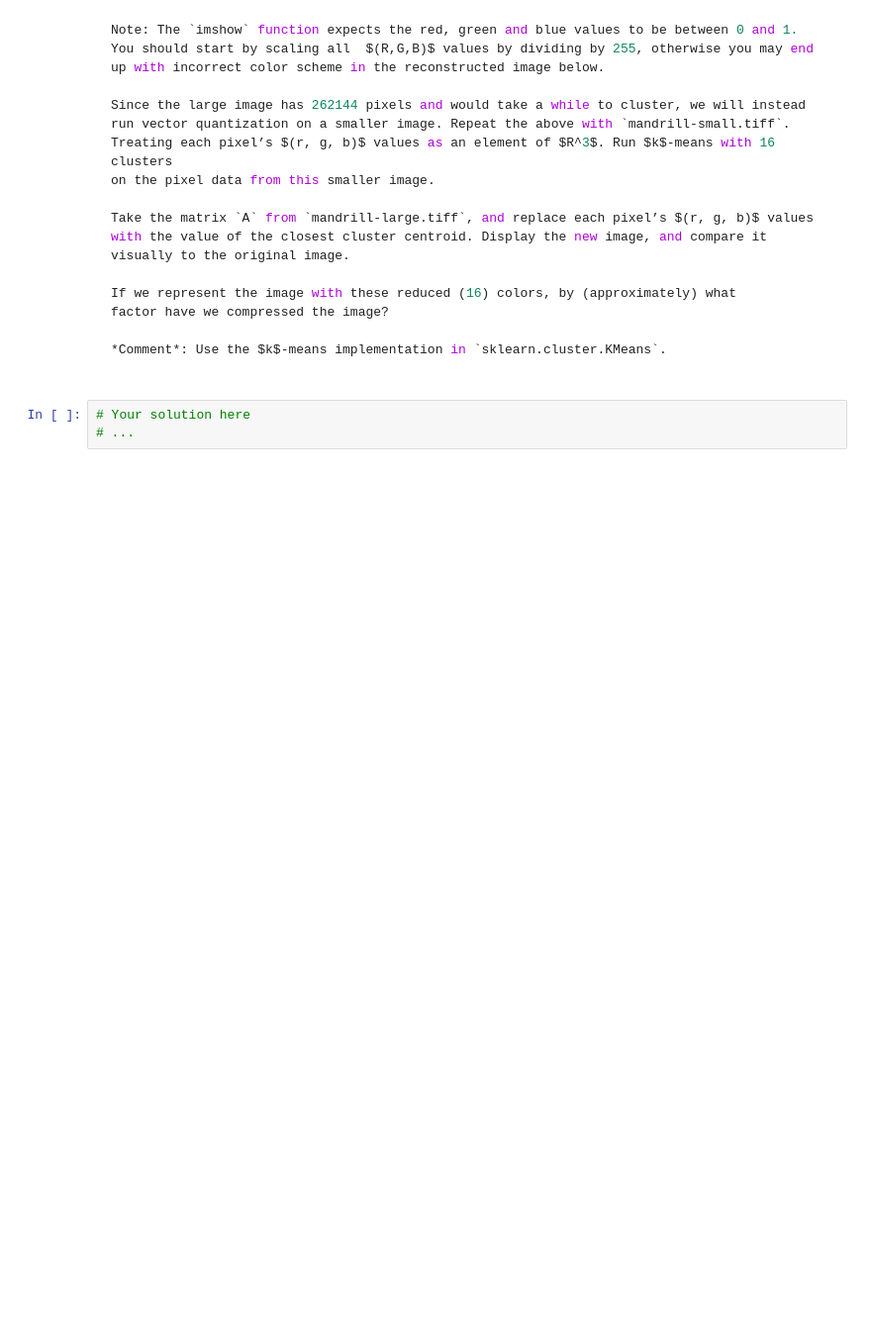
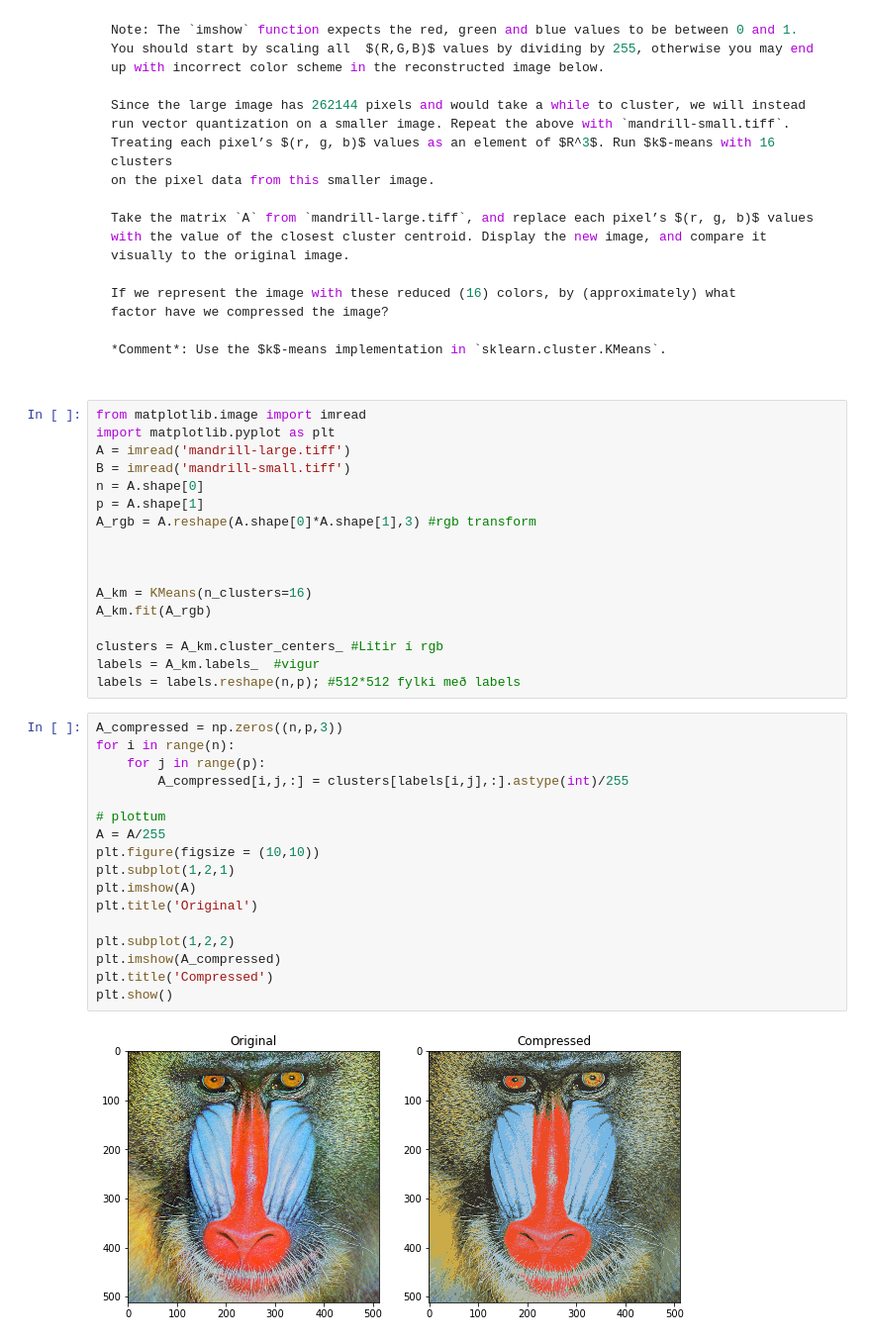
Before and after one commit to EmilGauti/Gervigreind-vor-2019, a Jupyter notebook: Homework 7/hw7.ipynb, the cells around one changed output. Shown at 99% size. Cells and saved outputs as stored; diff of their text form; blank space fills up the shorter version.

```diff
--- a/Homework 7/hw7.ipynb
+++ b/Homework 7/hw7.ipynb
@@ -111,6 +275,39 @@ If we represent the image with these reduced (16) colors, by (approximately) wha
 factor have we compressed the image?
 
 *Comment*: Use the $k$-means implementation in `sklearn.cluster.KMeans`.
-# %%
-# Your solution here
-# ...
+# %%
+from matplotlib.image import imread
+import matplotlib.pyplot as plt
+A = imread('mandrill-large.tiff')
+B = imread('mandrill-small.tiff')
+n = A.shape[0]
+p = A.shape[1]
+A_rgb = A.reshape(A.shape[0]*A.shape[1],3) #rgb transform
+
+
+
+A_km = KMeans(n_clusters=16)
+A_km.fit(A_rgb)
+
+clusters = A_km.cluster_centers_ #Litir í rgb
+labels = A_km.labels_  #vigur
+labels = labels.reshape(n,p); #512*512 fylki með labels
+# %%
+A_compressed = np.zeros((n,p,3))
+for i in range(n):
+    for j in range(p):
+        A_compressed[i,j,:] = clusters[labels[i,j],:].astype(int)/255
+
+# plottum
+A = A/255
+plt.figure(figsize = (10,10))
+plt.subplot(1,2,1)
+plt.imshow(A)
+plt.title('Original')
+
+plt.subplot(1,2,2)
+plt.imshow(A_compressed)
+plt.title('Compressed')
+plt.show()
+# %% [output]
+[figure, added]
```
Also changed, not shown: parts of 17 cells of this notebook, 11 other files.
